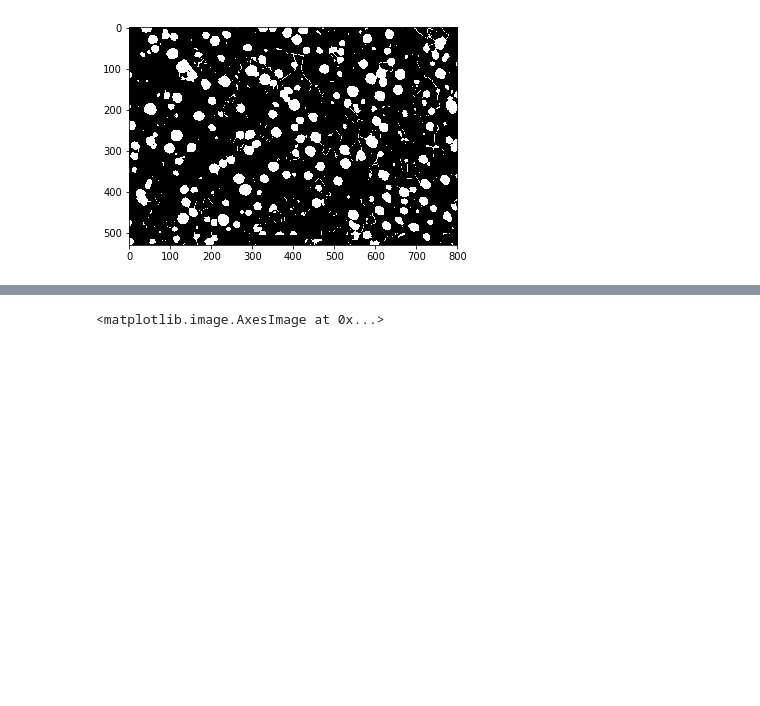
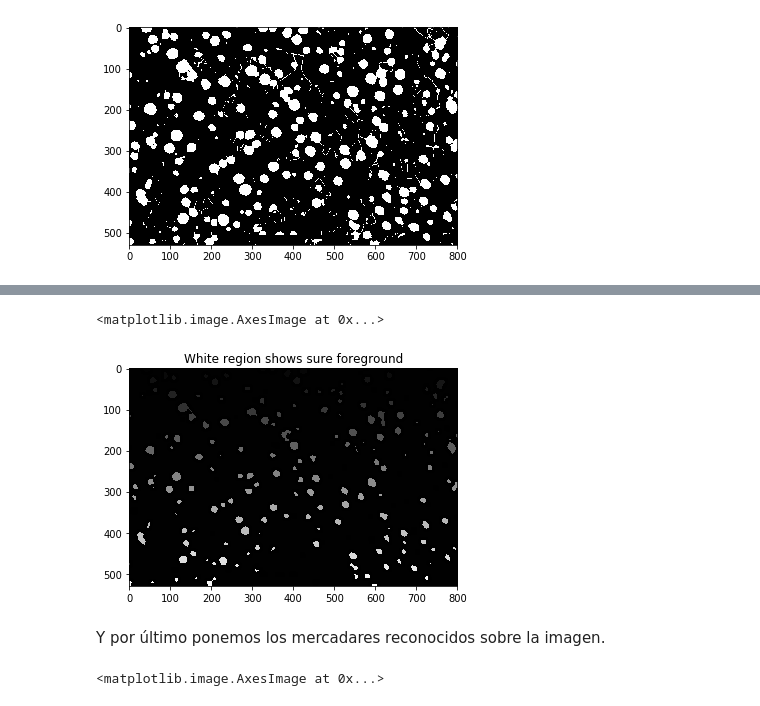
Before and after one commit to lrmahecha/Herramientas-Computacionales-IMEC3602, a Jupyter notebook: 06_taller05/granulometria.ipynb, the cells around one changed output, grey strips where cells are left out. Cells and saved outputs as stored; diff of their text form; code cells hidden in the pictures; blank space fills up the shorter version.

```diff
--- a/06_taller05/granulometria.ipynb
+++ b/06_taller05/granulometria.ipynb
@@ -131,6 +141,14 @@ ret, markers = cv2.connectedComponents(sure_fg)
 markers = markers+1
 # Now, mark the region of unknown with zero
 markers[unknown==255] = 0
+# %%
+plt.title("White region shows sure foreground")
+pylab.imshow(markers)
+# %% [output]
+<matplotlib.image.AxesImage at 0x...>
+[figure, added]
+# %% [markdown]
+Y por último ponemos los mercadares reconocidos sobre la imagen.
 # %%
 markers = cv2.watershed(img,markers)
 # %%
```
Also changed, not shown: parts of 19 cells of this notebook.
